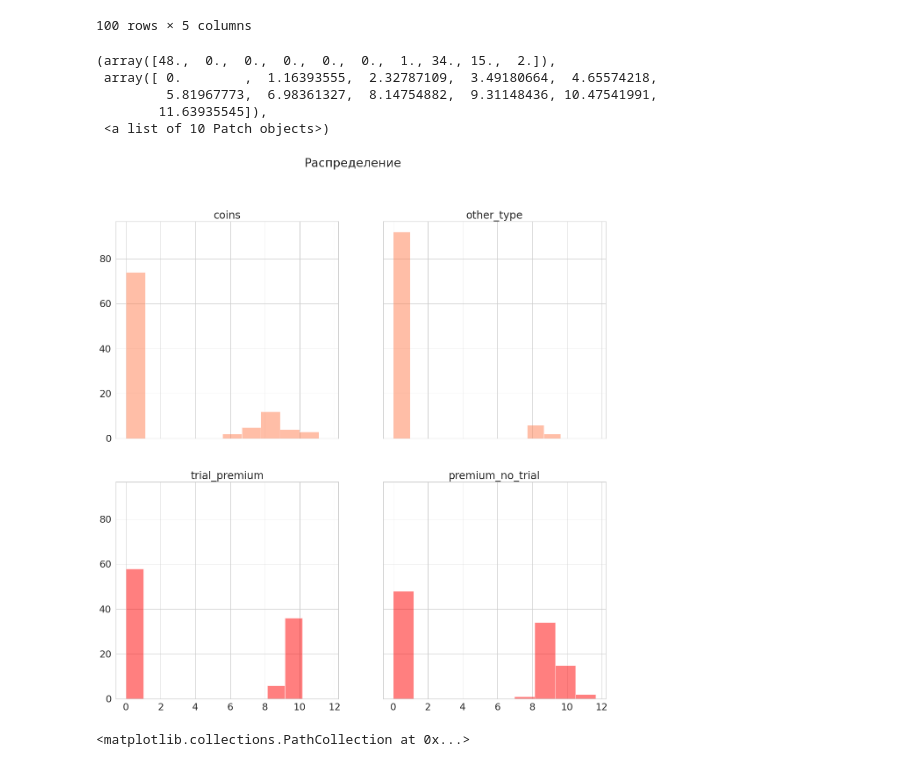
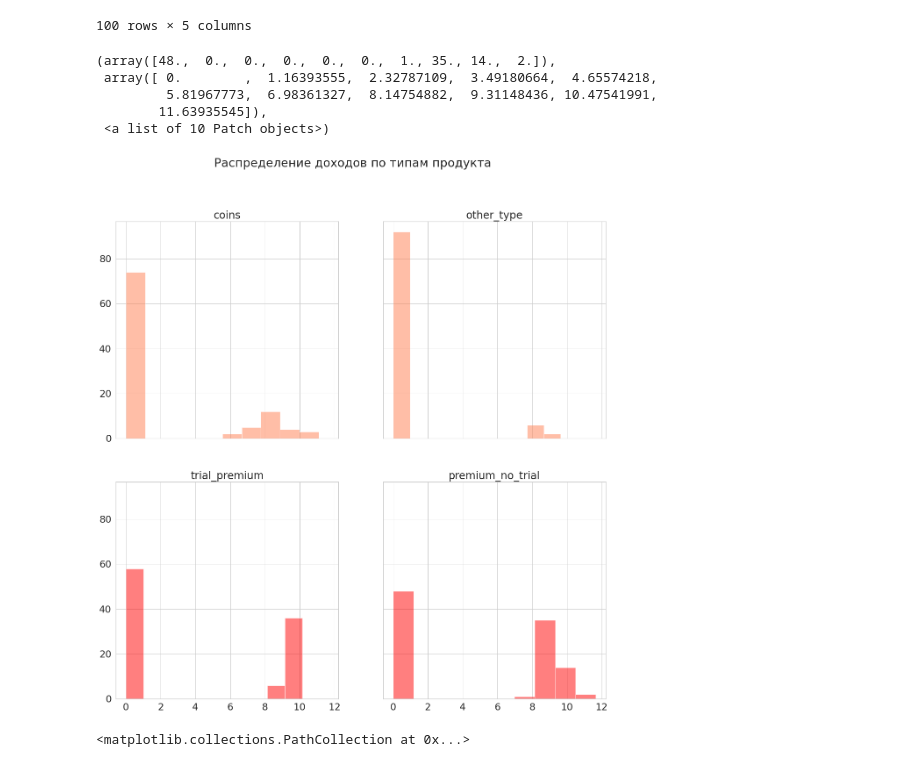
Before and after one commit to xeniya-da/Data_Analysis_Dating_service, a Jupyter notebook: dating_service_project.ipynb, the cells around one changed output. Cells and saved outputs as stored; diff of their text form; code cells hidden in the pictures.

```diff
--- a/dating_service_project.ipynb
+++ b/dating_service_project.ipynb
@@ -667,0 +664,4 @@ transactions_control1[['country', 'product_type', 'payment_id', 'revenue']].drop
+# %%
+transactions_test = transactions_test.query('payment_id != 0')
+transactions_control1 = transactions_control1.query('payment_id != 0')
+transactions_control2 = transactions_control2.query('payment_id != 0')
@@ -684,0 +715,6 @@ transactions_control1[['country', 'product_type', 'payment_id', 'revenue']].drop
+# %%
+sns.set(
+font_scale=2,
+style="whitegrid",
+rc={'figure.figsize':(25,5)}
+        )
@@ -741,36 +863,36 @@ rc={'figure.figsize':(5,5)}
 # import matplotlib.dates as mdates
 
 #задаём значения для будущих осей
 var1 = prod_types_tab.coins
 var2 = prod_types_tab.other_type
 var3 = prod_types_tab.trial_premium
 var4 = prod_types_tab.premium_no_trial
 
 #задаём сетку, совместное использование осей
 fig, axs = plt.subplots(nrows=2, ncols=2, figsize=(20, 20), sharey=True, sharex=True)
 
 #заголовок
-fig.suptitle('Распределение', fontsize=27)
+fig.suptitle('Распределение доходов по типам продукта', fontsize=27)
 
 # подзаголовки графиков
 axs[0, 0].set_title("coins")
 axs[0, 1].set_title("other_type")
 axs[1, 0].set_title("trial_premium")
 axs[1, 1].set_title("premium_no_trial")
 
 
 #добавляем данные на графики
 axs[0, 0].hist(var1, alpha=0.5, color='coral')
 axs[0, 1].hist(var2, alpha=0.5, color='coral')
 axs[1, 0].hist(var3, alpha=0.5, color='red')
 axs[1, 1].hist(var4, alpha=0.5, color='red')
 # %% [output]
-(array([48.,  0.,  0.,  0.,  0.,  0.,  1., 34., 15.,  2.]),
+(array([48.,  0.,  0.,  0.,  0.,  0.,  1., 35., 14.,  2.]),
  array([ 0.        ,  1.16393555,  2.32787109,  3.49180664,  4.65574218,
          5.81967773,  6.98361327,  8.14754882,  9.31148436, 10.47541991,
         11.63935545]),
  <a list of 10 Patch objects>)
-[figure, old version]
+[figure, new version]
 # %%
 # Графики распределения значений
 
```
Also changed, not shown: parts of 99 cells of this notebook.
